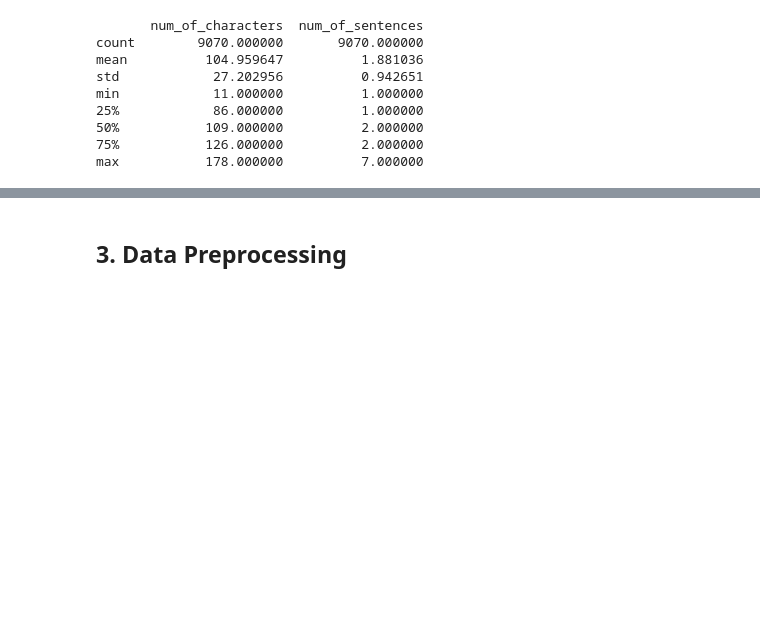
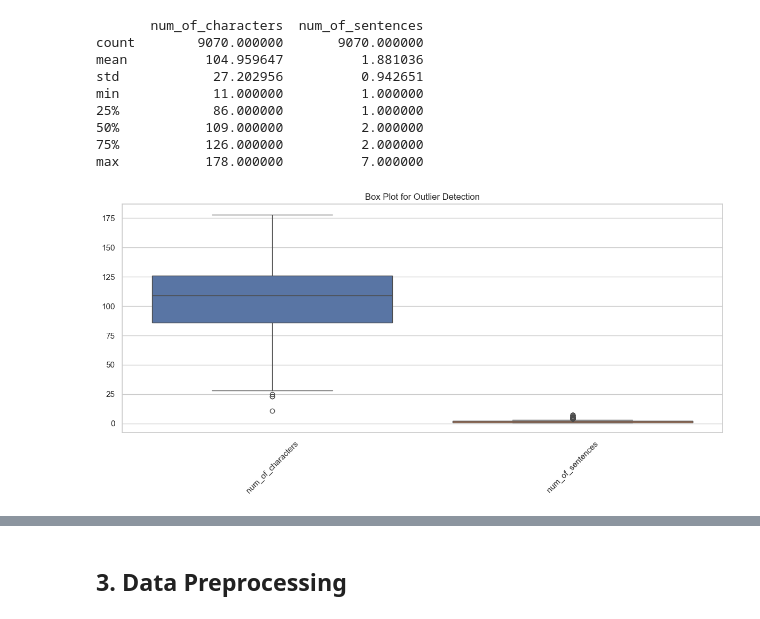
Before and after one commit to Bennie-Kibet/Phase_4-project, a Jupyter notebook: main.ipynb, the cells around one changed output, grey strips where cells are left out. Saved outputs shown, nothing was run; the diff lists cells and outputs as text; code cells hidden in the pictures; blank space fills up the shorter version.

```diff
--- a/main.ipynb
+++ b/main.ipynb
@@ -181,35 +235,34 @@ Total Duplicate Rows: 22
 # %%
 # 1. Drop duplicate rows
-df = df.drop_duplicates()
-print(f"Shape after dropping duplicates: {df.shape}")
+new_df = new_df.drop_duplicates()
+print(f"Shape after dropping duplicates: {new_df.shape}")
 
 # 2. Fill missing values for categorical columns with mode
 # funder, installer, subvillage, permit have missing values
-df = df.dropna(subset=['tweet_text'])
+new_df = new_df.dropna(subset=['tweet_text'])
 
 # Apple and Google keywords
 apple_keywords = ['apple', 'ipad', 'iphone', 'mac', 'ios']
 google_keywords = ['google', 'android', 'gmail', 'chrome', 'youtube']
 
-for idx in df[df['target_group'].isna()].index:
+for idx in new_df[new_df['target_group'].isna()].index:
 
-    tweet = str(df.loc[idx, 'tweet_text']).lower()
+    tweet = str(new_df.loc[idx, 'tweet_text']).lower()
 
     if any(keyword in tweet for keyword in apple_keywords):
-        df.loc[idx, 'target_group'] = 'Apple'
+        new_df.loc[idx, 'target_group'] = 'Apple'
 
     elif any(keyword in tweet for keyword in google_keywords):
-        df.loc[idx, 'target_group'] = 'Google'
+        new_df.loc[idx, 'target_group'] = 'Google'
 
     else:
-        df.loc[idx, 'target_group'] = 'Unknown'
-# cat_cols_with_missing = ['funder', 'installer', 'subvillage', 'permit']
-# for col in cat_cols_with_missing:
-#     df[col].fillna(df[col].mode()[0], inplace=True)
+        new_df.loc[idx, 'target_group'] = 'Unknown'
 
 # 3. Confirm no missing values remain
-print(f"\nRemaining Missing Values: {df.isnull().sum().sum()}")
-print(f"\nFinal Shape: {df.shape}")
+print(f"\nRemaining Missing Values: {new_df.isnull().sum().sum()}")
+# 4Find the number of duplicated records
+print(f"\nTotal Duplicate Rows: {df.duplicated().sum()}")
+print(f"\nFinal Shape: {new_df.shape}")
 # %% [output]
 Shape after dropping duplicates: (9071, 3)
 
@@ -309,3 +295,19 @@ min            11.000000          1.000000
 50%           109.000000          2.000000
 75%           126.000000          2.000000
 max           178.000000          7.000000
+# %%
+# Set style for better visuals
+sns.set(style="whitegrid")
+
+# Plot boxplots for all numeric columns
+plt.figure(figsize=(12, 6))
+sns.boxplot(data=new_df[['num_of_characters', 'num_of_sentences']])
+
+# Rotate x-axis labels for readability
+plt.xticks(rotation=45)
+
+plt.title("Box Plot for Outlier Detection")
+plt.tight_layout()
+plt.show()
+# %% [output]
+[figure, added]
```
Also changed, not shown: parts of 91 cells of this notebook.
